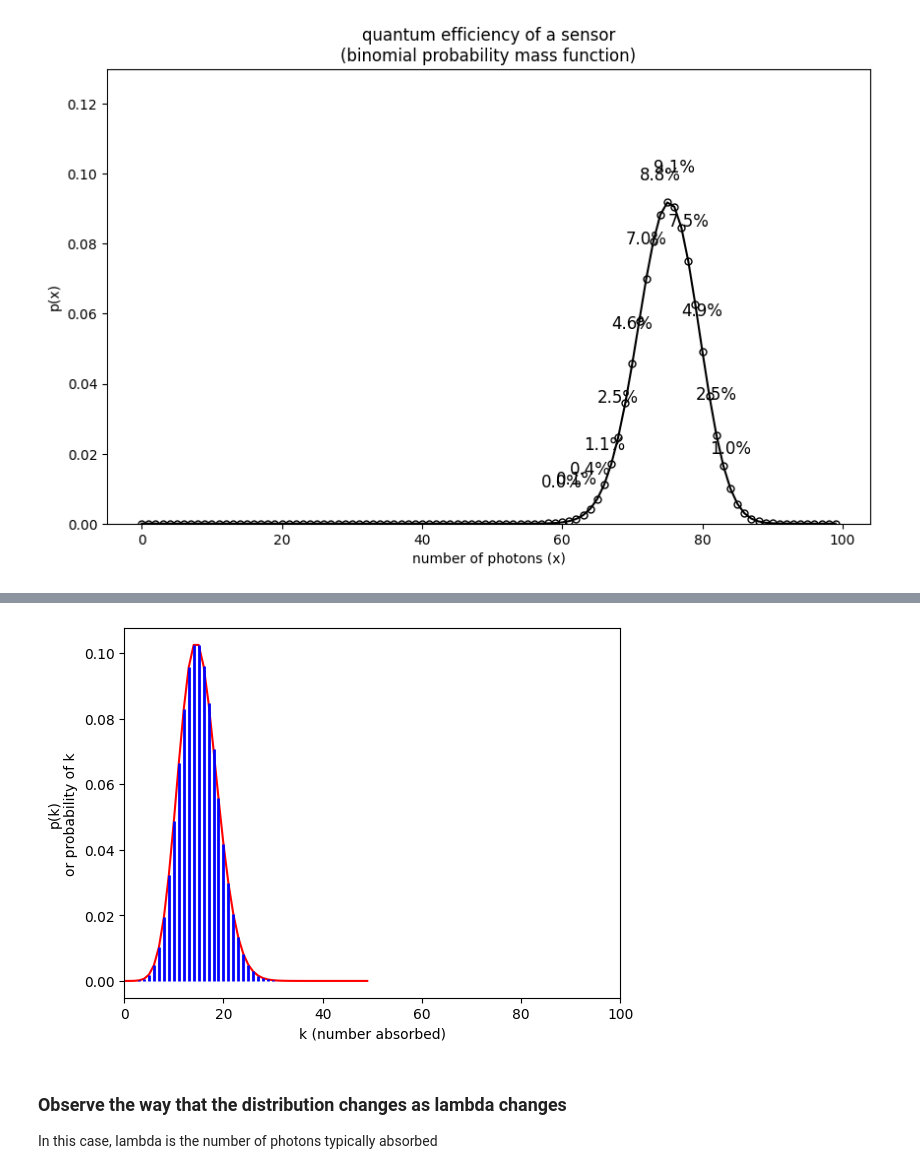
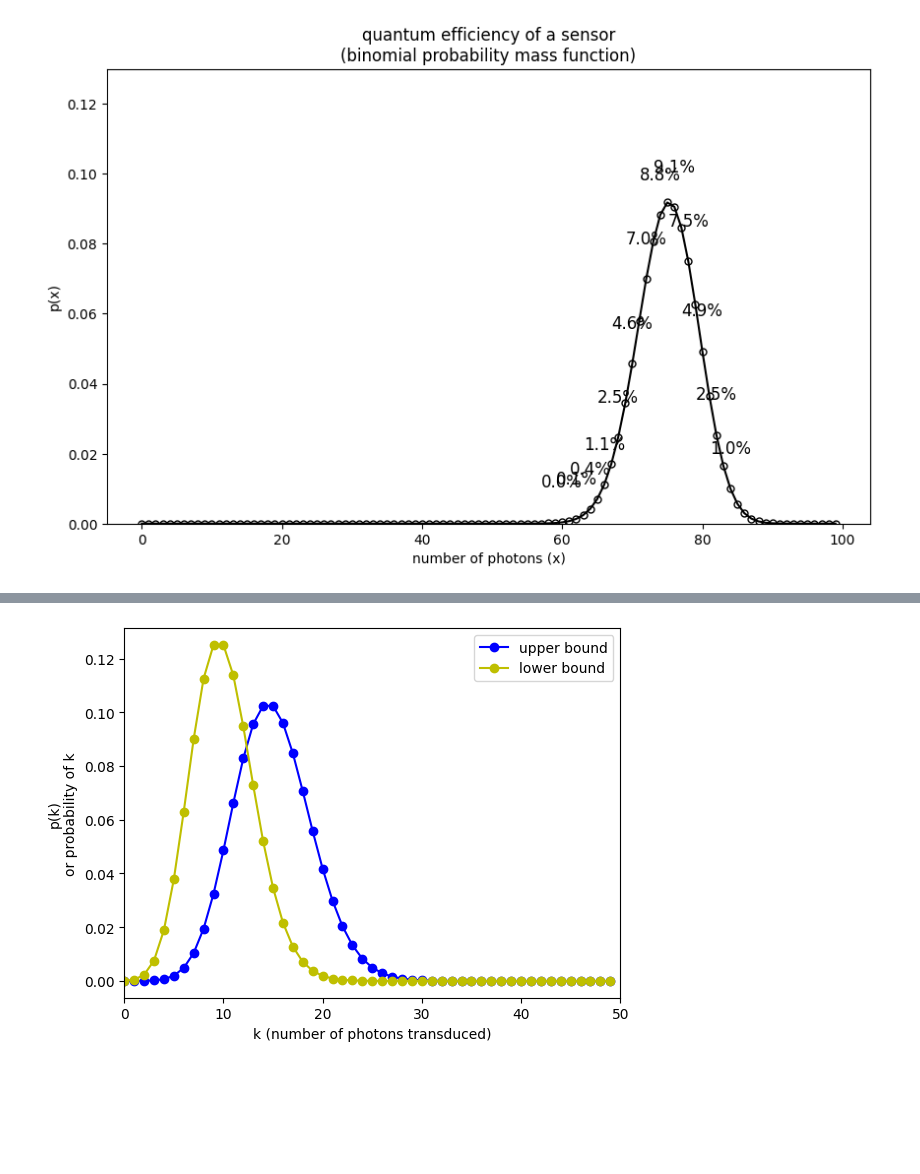
Before and after one commit to gabrielDiaz-performlab/IMGS-211-Instructional-Notebooks, a Jupyter notebook: 5- frozen distributions - binomial and poisson.ipynb, the cells around one changed output, grey strips where cells are left out. Drawn from its saved outputs; the diff is of its cells as text; code cells hidden in the pictures; blank space fills up the shorter version.

```diff
--- a/5- frozen distributions - binomial and poisson.ipynb
+++ b/5- frozen distributions - binomial and poisson.ipynb
@@ -185,21 +172,21 @@ Probability of 29 occurances: 0.000442
 # %%
 # Plot!
 
 list_of_k = np.arange(0, 50, 1) # How many are aborbed? Simulate k from 10 to 20 in intervals of 1
-lam = 15
+low_lam = 10
+high_lam = 15
 
-list_of_probs = stats.poisson.pmf(list_of_k, lam)
+list_of_probs_high = stats.poisson.pmf(list_of_k, high_lam)
+list_of_probs_low = stats.poisson.pmf(list_of_k, low_lam)
 
-plt.plot(list_of_k, list_of_probs, 'r') # the red line
-plt.vlines(list_of_k, 0, list_of_probs, colors='b', lw=2) # the blue vertical lines
+h1 = plt.plot(list_of_k, list_of_probs_high, '-ob') # the blue line
+h2 = plt.plot(list_of_k, list_of_probs_low, '-oy') # the yellow line
+# plt.vlines(list_of_k, 0, list_of_probs, colors='b', lw=2) # the blue vertical lines
 
-plt.xlabel('k (number absorbed)')
+plt.legend(['upper bound', 'lower bound'])
+plt.xlabel('k (number of photons transduced)')
 plt.ylabel('p(k)\nor probability of k')
-plt.xlim([0,100])
+plt.xlim([0,50])
 plt.show()
 # %% [output]
-[figure, old version]
+[figure, new version]
-# %% [markdown]
-### Observe the way that the distribution changes as lambda changes
-
-In this case, lambda is the number of photons typically absorbed
```
Also changed, not shown: parts of 12 cells of this notebook.
